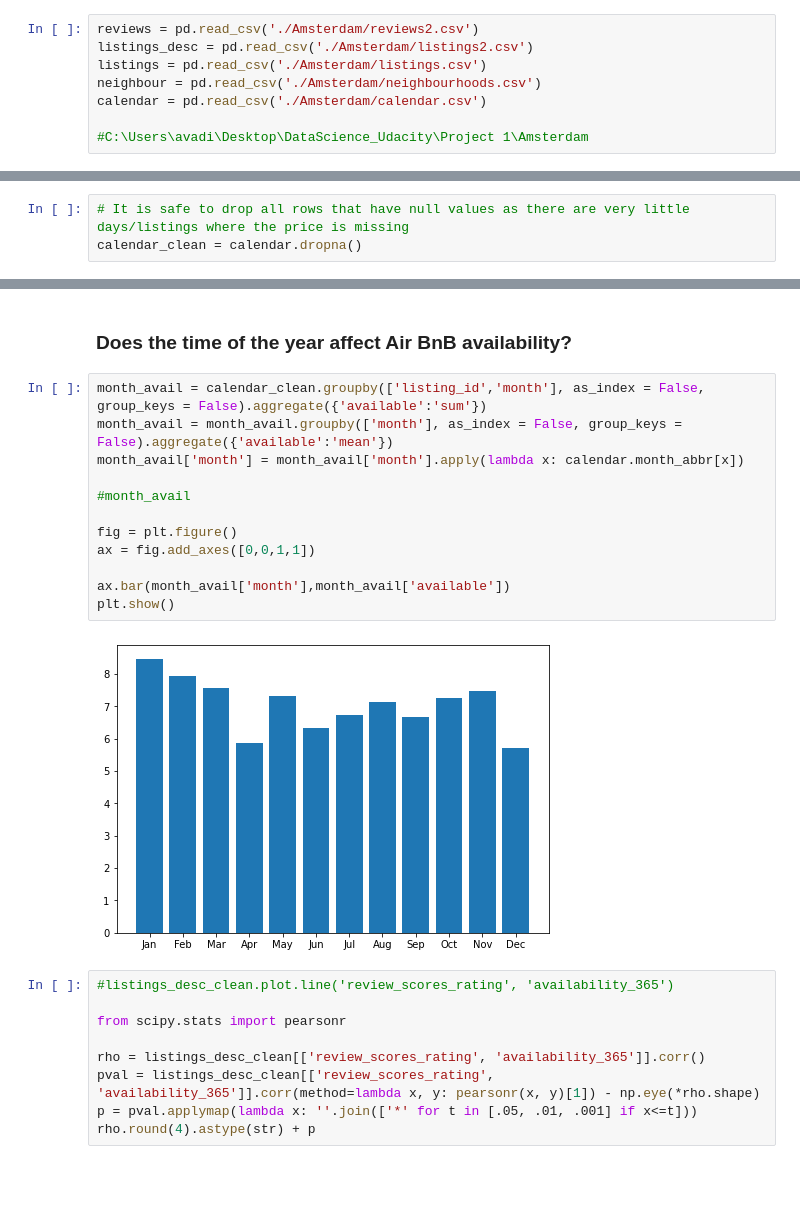
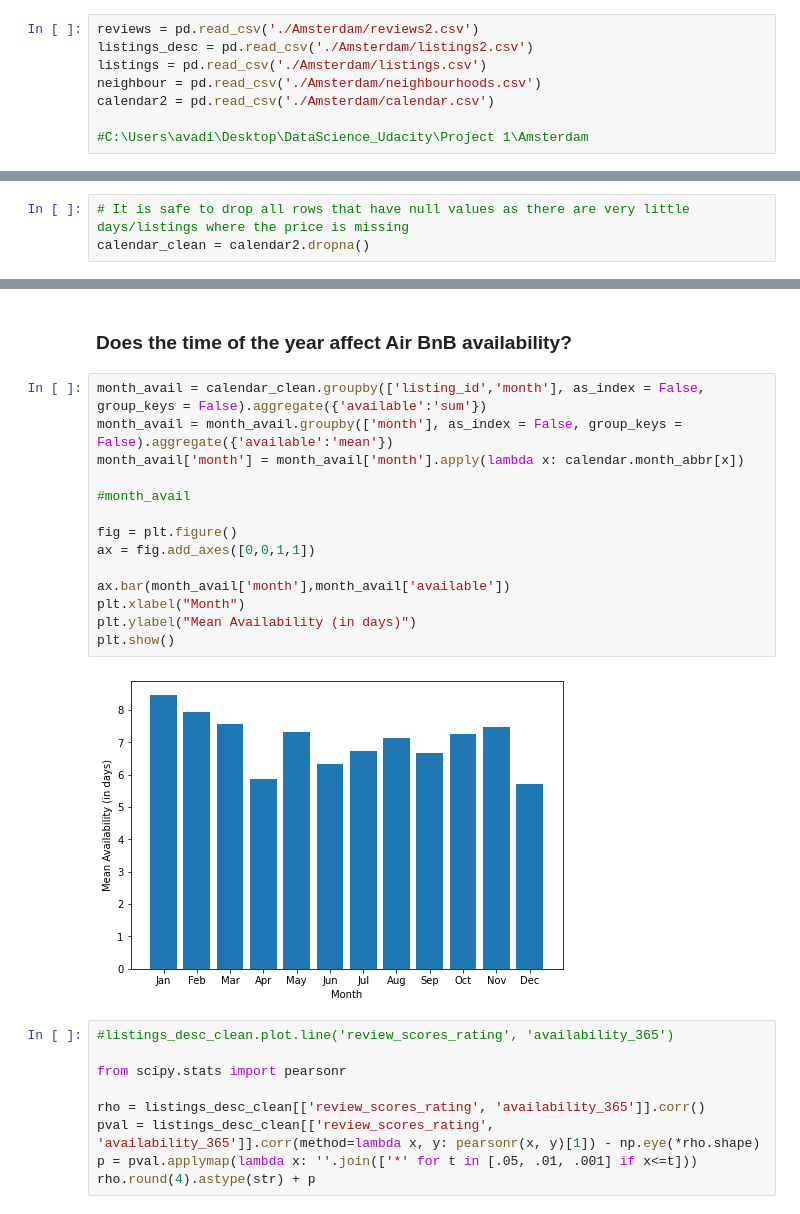
Before and after one commit to ditivaidya/DS-Nanodegree-Project-1-Blog-Post, a Jupyter notebook: Project_I.ipynb, the cells around one changed output, grey strips where cells are left out. Drawn from its saved outputs; the diff is of its cells as text; blank space fills up the shorter version.

```diff
--- a/Project_I.ipynb
+++ b/Project_I.ipynb
@@ -15,7 +15,7 @@ reviews = pd.read_csv('./Amsterdam/reviews2.csv')
 listings_desc = pd.read_csv('./Amsterdam/listings2.csv')
 listings = pd.read_csv('./Amsterdam/listings.csv')
 neighbour = pd.read_csv('./Amsterdam/neighbourhoods.csv')
-calendar = pd.read_csv('./Amsterdam/calendar.csv')
+calendar2 = pd.read_csv('./Amsterdam/calendar.csv')
 
 #C:\Users\avadi\Desktop\DataScience_Udacity\Project 1\Amsterdam
 # %%
@@ -43,7 +43,7 @@ array([          12550549,           32234160,           37591658,
       dtype=int64)
 # %%
 # It is safe to drop all rows that have null values as there are very little days/listings where the price is missing
-calendar_clean = calendar.dropna()
+calendar_clean = calendar2.dropna()
 # %%
 # Number listings in/around Amsterdam = 6809
 len(calendar_clean.dropna().listing_id.unique().tolist())
@@ -197,17 +197,19 @@ dtype: int64
 # %%
 month_avail = calendar_clean.groupby(['listing_id','month'], as_index = False, group_keys = False).aggregate({'available':'sum'})
 month_avail = month_avail.groupby(['month'], as_index = False, group_keys = False).aggregate({'available':'mean'})
 month_avail['month'] = month_avail['month'].apply(lambda x: calendar.month_abbr[x])
 
 #month_avail
 
 fig = plt.figure()
 ax = fig.add_axes([0,0,1,1])
 
 ax.bar(month_avail['month'],month_avail['available'])
+plt.xlabel("Month")
+plt.ylabel("Mean Availability (in days)")
 plt.show()
 # %% [output]
-[figure, old version]
+[figure, new version]
 # %%
 #listings_desc_clean.plot.line('review_scores_rating', 'availability_365')
 
```
Also changed, not shown: parts of 3 cells of this notebook.
